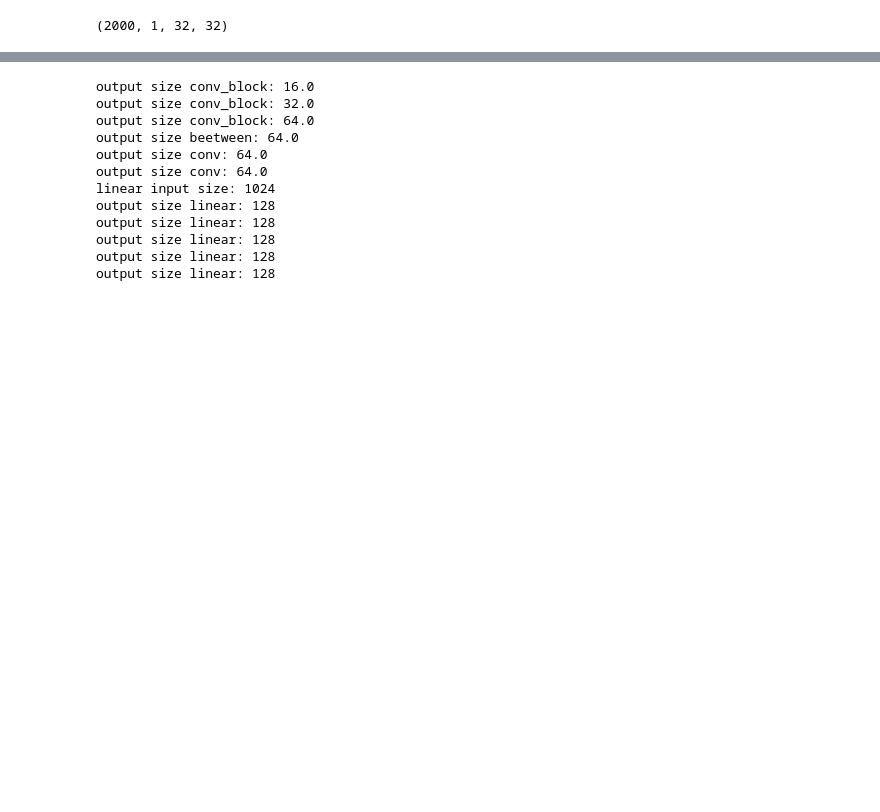
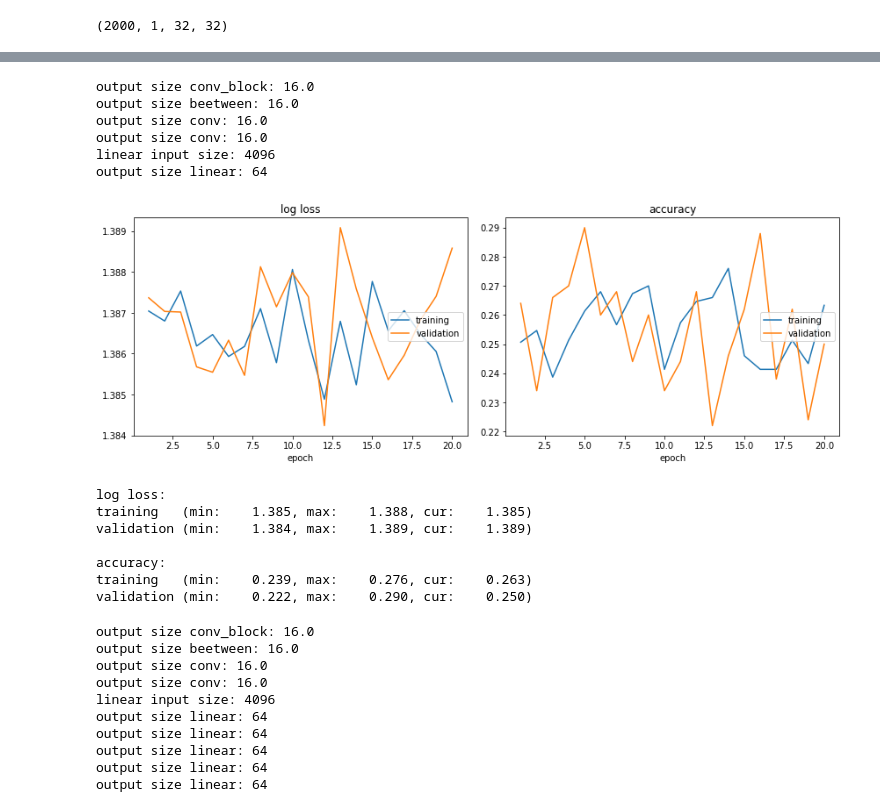
Before and after one commit to stared/frankenstein-networks, a Jupyter notebook: SuperFirstMegaNetwork.ipynb, the cells around one changed output, grey strips where cells are left out. Saved outputs shown, nothing was run; the diff lists cells and outputs as text; code cells hidden in the pictures; blank space fills up the shorter version.

```diff
--- a/SuperFirstMegaNetwork.ipynb
+++ b/SuperFirstMegaNetwork.ipynb
@@ -199,24 +200,46 @@ class PrimeNet(nn.Module):
             x=linear(x)
         x = self.fc(x)
         return x
+# %%
+model1=PrimeNet(nn.ReLU, nn.MaxPool2d,1,2,1 )
+criterion = nn.CrossEntropyLoss()
+optimizer1 = optim.Adam(model1.parameters(), lr=1e-4)
+epoch_num=20
+# %% [output]
+output size conv_block: 16.0
+output size beetween: 16.0
+output size conv: 16.0
+output size conv: 16.0
+linear input size: 4096
+output size linear: 64
+# %%
+model1_trained = train_model(model1, criterion, optimizer1, num_epochs=epoch_num)
+#0.6
+# %% [output]
+[figure, added]
+log loss:
+training   (min:    1.385, max:    1.388, cur:    1.385)
+validation (min:    1.384, max:    1.389, cur:    1.389)
+
+accuracy:
+training   (min:    0.239, max:    0.276, cur:    0.263)
+validation (min:    0.222, max:    0.290, cur:    0.250)
 # %%
-model1=PrimeNet(nn.ReLU, nn.MaxPool2d,3,2,5 )
+model1=PrimeNet(nn.ReLU, nn.MaxPool2d,1,2,5 )
 criterion = nn.CrossEntropyLoss()
 optimizer1 = optim.Adam(model1.parameters(), lr=1e-4)
 epoch_num=20
 # %% [output]
 output size conv_block: 16.0
-output size conv_block: 32.0
-output size conv_block: 64.0
-output size beetween: 64.0
-output size conv: 64.0
-output size conv: 64.0
-linear input size: 1024
-output size linear: 128
-output size linear: 128
-output size linear: 128
-output size linear: 128
-output size linear: 128
+output size beetween: 16.0
+output size conv: 16.0
+output size conv: 16.0
+linear input size: 4096
+output size linear: 64
+output size linear: 64
+output size linear: 64
+output size linear: 64
+output size linear: 64
 # %%
 model1_trained = train_model(model1, criterion, optimizer1, num_epochs=epoch_num)
 # %% [output]
```
Also changed, not shown: parts of 7 cells of this notebook, 2 other files.
